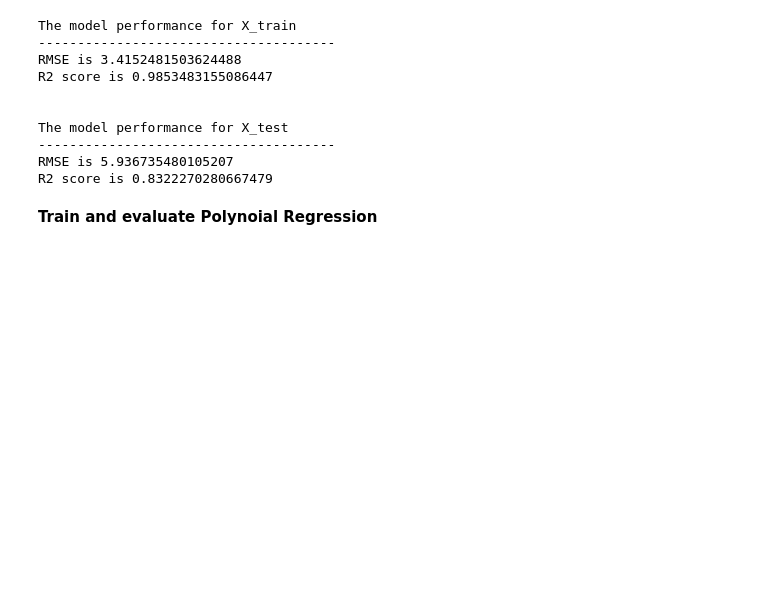
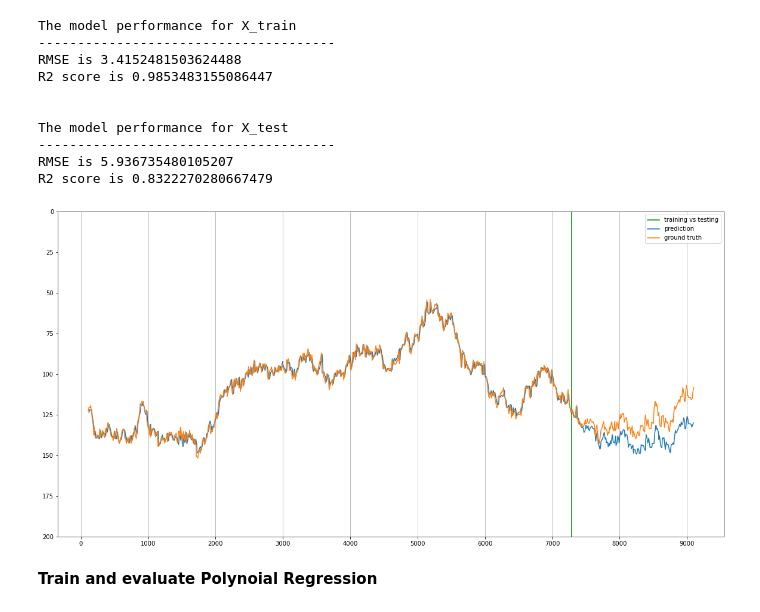
Before and after one commit to calvincbzhang/skyrmions-trajectory-prediction, a Jupyter notebook: linear_poly_regression.ipynb, the cells around one changed output. Drawn from its saved outputs; the diff is of its cells as text; code cells hidden in the pictures; blank space fills up the shorter version.

Commit message:
Plot prediction in experiment 1

```diff
--- a/linear_poly_regression.ipynb
+++ b/linear_poly_regression.ipynb
@@ -158,6 +160,30 @@ def show_tracked(df):
     plt.figure(figsize=(20, 10))
     plt.imshow(img)
     plt.show()
+# %%
+def get_predictions_df(y_predict):
+    predict_df = pd.DataFrame(columns=['x', 'y', 'frame', 'particle'])
+
+    for i in tqdm(range(len(y_predict))):
+        for j in range(0, len(y_predict[i]), 2):
+            predict_df = predict_df.append({'x': y_predict[i][j], 'y':y_predict[i][j+1], 'frame': i, 'particle': j//2}, ignore_index=True)
+
+    return predict_df
+# %%
+def plot_prediction(train_predict_df, test_predict_df, data, particle=0):
+    plt.figure(figsize=(20, 10))
+    plt.grid(True, axis='x')
+    plt.xticks(np.arange(0, max(data['x'])+1, 1000.0))
+    plt.ylim(0, 200)
+    plt.gca().invert_yaxis()
+    plt.axvline(x=train_predict_df[train_predict_df['particle'] == particle]['x'].iloc[-1], ymin=0, ymax=1, label='training vs testing', color='g')
+
+    x = pd.concat([train_predict_df[train_predict_df['particle'] == particle]['x'], test_predict_df[test_predict_df['particle'] == particle]['x']])
+    y = pd.concat([train_predict_df[train_predict_df['particle'] == particle]['y'], test_predict_df[test_predict_df['particle'] == particle]['y']])
+
+    plt.plot(x, y, label='prediction')
+    plt.plot(data[data['particle'] == particle]['x'], data[data['particle'] == particle]['y'], label='ground truth')
+    plt.legend()
 # %% [markdown]
 ## Experiment 1: Predict next frame given one frame
 # %% [markdown]
@@ -199,10 +225,10 @@ LinearRegression()
 **Model evaluation**
 # %%
 print('The model performance for X_train')
-evaluate(X_train, y_train)
+y_predict_train = evaluate(X_train, y_train)
 
 print('The model performance for X_test')
-evaluate(X_test, y_test)
+y_predict_test = evaluate(X_test, y_test)
 # %% [output]
 The model performance for X_train
 --------------------------------------
@@ -214,6 +240,13 @@ The model performance for X_test
 --------------------------------------
 RMSE is 5.936735480105207
 R2 score is 0.8322270280667479
+# %%
+train_predict_df = get_predictions_df(y_predict_train)
+test_predict_df = get_predictions_df(y_predict_test)
+# %%
+plot_prediction(train_predict_df, test_predict_df, data, particle=8)
+# %% [output]
+[figure, added]
 # %% [markdown]
 **Train and evaluate Polynoial Regression**
 # %%
```
Also changed, not shown: parts of 12 cells of this notebook.
